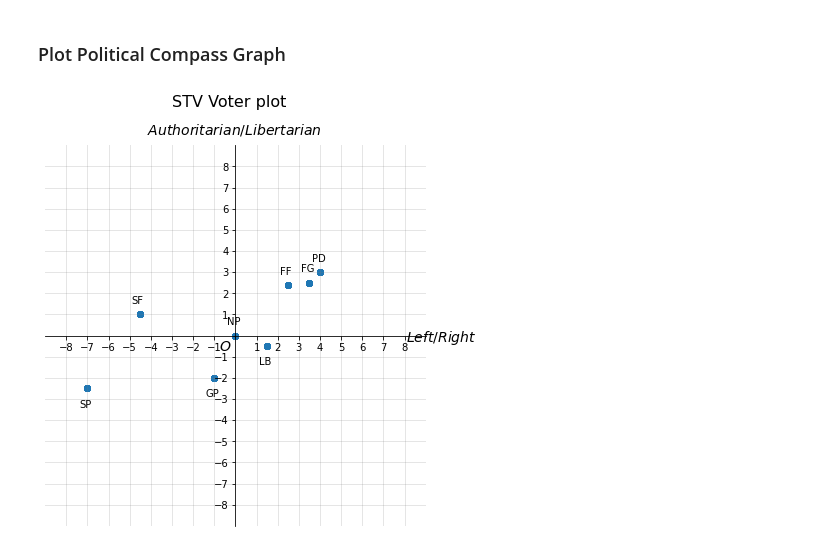
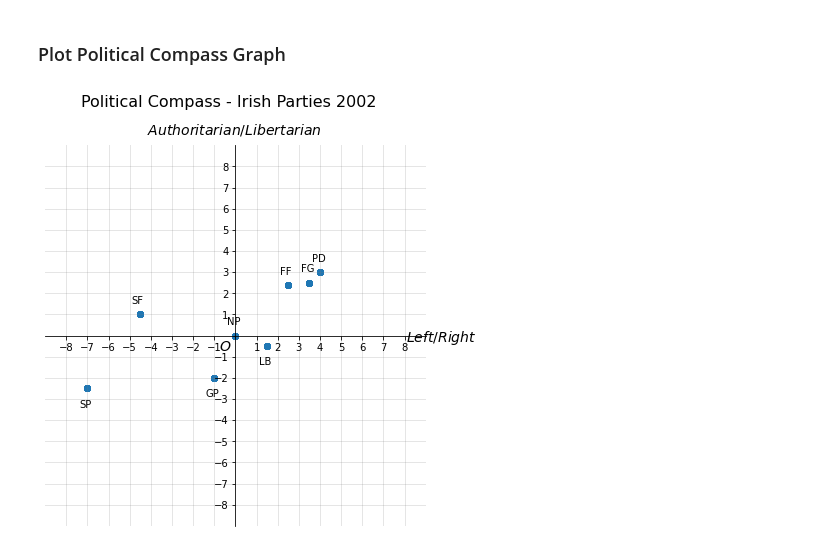
Before and after one commit to conorgilmer/STV-Ballot-as-a-signature, a Jupyter notebook: python/PoliticalCompassParties.ipynb, the cells around one changed output. Saved outputs shown, nothing was run; the diff lists cells and outputs as text; code cells hidden in the pictures.

```diff
--- a/python/PoliticalCompassParties.ipynb
+++ b/python/PoliticalCompassParties.ipynb
@@ -62,32 +62,32 @@ plt.text(0.49, 0.49, r"$O$", ha='right', va='top',
 x_ticks = np.arange(xmin, xmax+1, ticks_frequency)
 y_ticks = np.arange(ymin, ymax+1, ticks_frequency)
 ax.set_xticks(x_ticks[x_ticks != 0])
 ax.set_yticks(y_ticks[y_ticks != 0])
 ax.set_xticks(np.arange(xmin, xmax+1), minor=True)
 ax.set_yticks(np.arange(ymin, ymax+1), minor=True)
 
 ax.grid(which='both', color='grey', linewidth=1, linestyle='-', alpha=0.2)
 
 # Add title
 #fig.canvas.set_window_title('PR-STV Vote') #set above
-fig.suptitle('STV Voter plot', fontsize=16)
+fig.suptitle('Political Compass - Irish Parties 2002', fontsize=16)
 
 #add the party initials to the plot
 pt=df.party.to_numpy()
 for m in range(len(points)):
     n = x[1][m]
     o = y[1][m]
     ptext=pt[m]
 
     if o >= 0:
         plt.text(n -0.4, o +0.5, ptext, fontsize=10)
     else:
         plt.text(n -0.4, o -0.9, ptext, fontsize=10)
 
 #plot all the points
 plt.scatter(x,y)
 #plt.figure(figsize=(432, 288))
 plt.savefig("../images/PCplot.png")
 plt.show()
 # %% [output]
-[figure, old version]
+[figure, new version]
```
Also changed, not shown: 2 other files.
